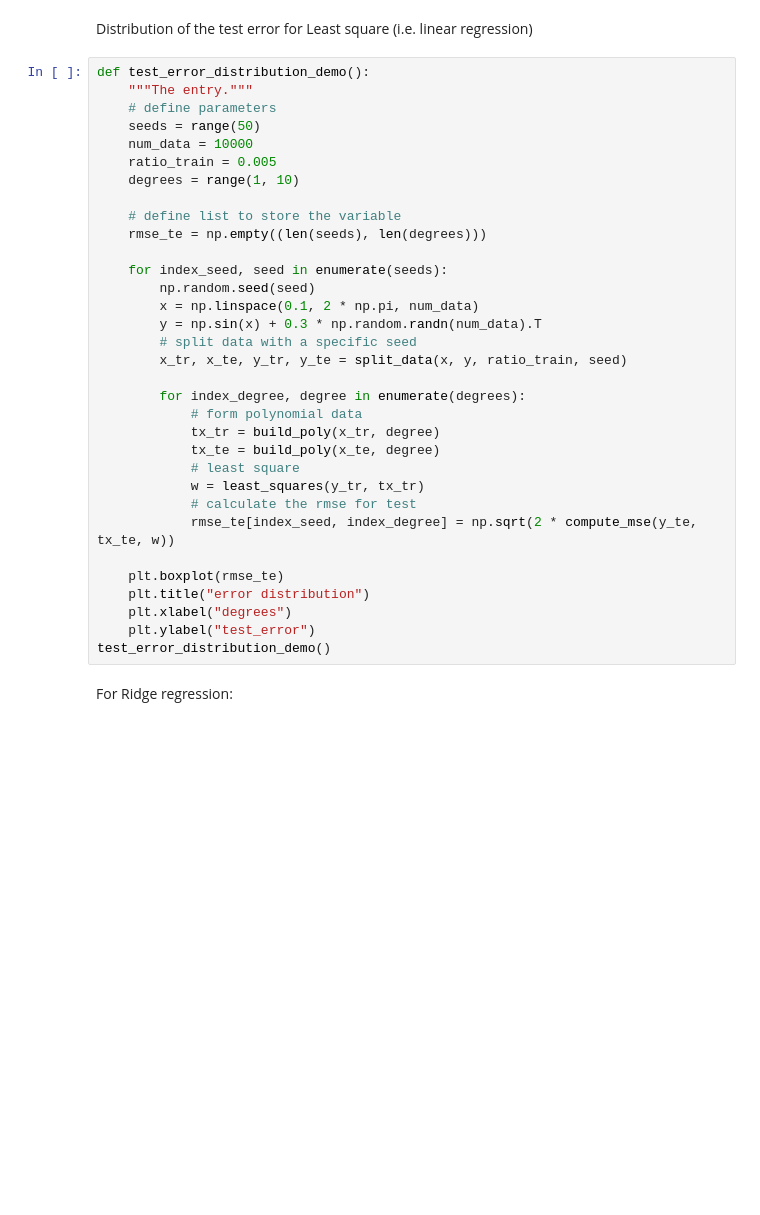
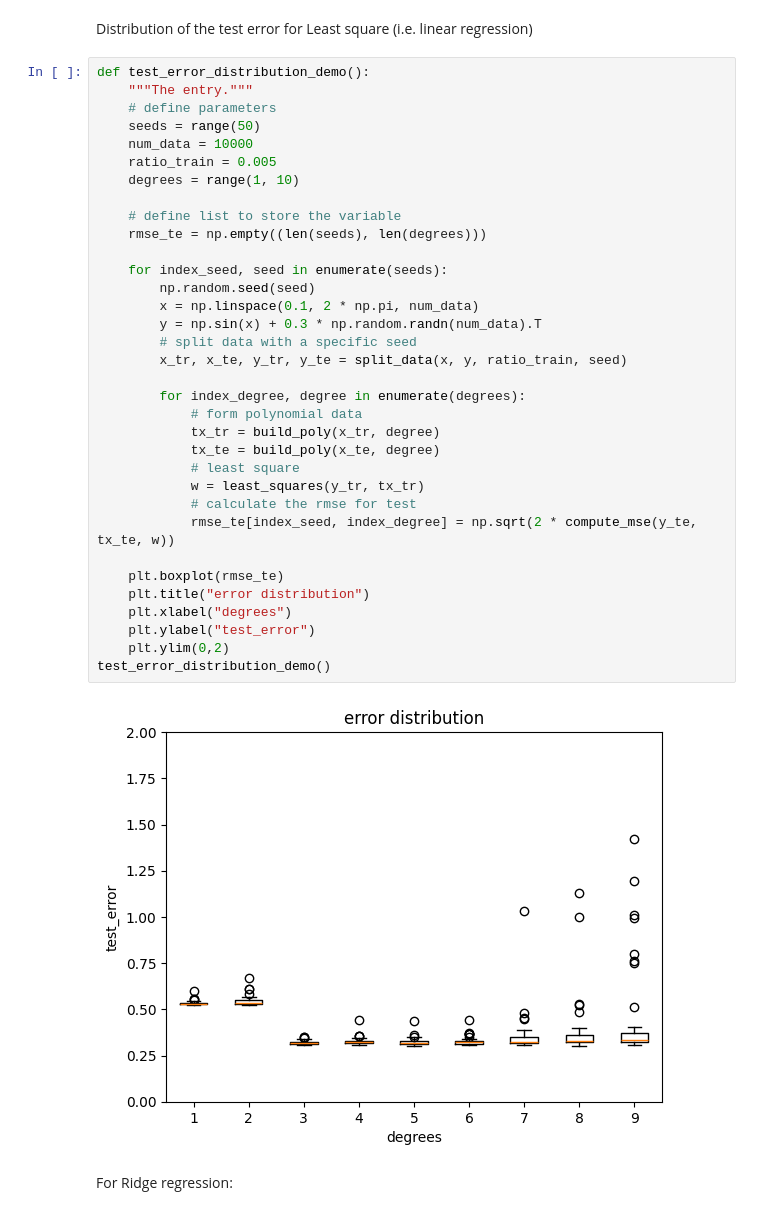
Before and after one commit to FadelMamar/ML-tutorial, a Jupyter notebook: Exercises/Week 2/UnderstandingCrossVal/CrossVal.ipynb, the cells around one changed output. Cells and saved outputs as stored; diff of their text form; blank space fills up the shorter version.

Commit message:
fixing plots

```diff
--- a/Exercises/Week 2/UnderstandingCrossVal/CrossVal.ipynb
+++ b/Exercises/Week 2/UnderstandingCrossVal/CrossVal.ipynb
@@ -246,33 +256,36 @@ def test_error_distribution_demo():
     # define parameters
     seeds = range(50)
     num_data = 10000
     ratio_train = 0.005
     degrees = range(1, 10)
 
     # define list to store the variable
     rmse_te = np.empty((len(seeds), len(degrees)))
 
     for index_seed, seed in enumerate(seeds):
         np.random.seed(seed)
         x = np.linspace(0.1, 2 * np.pi, num_data)
         y = np.sin(x) + 0.3 * np.random.randn(num_data).T
         # split data with a specific seed
         x_tr, x_te, y_tr, y_te = split_data(x, y, ratio_train, seed)
 
         for index_degree, degree in enumerate(degrees):
             # form polynomial data
             tx_tr = build_poly(x_tr, degree)
             tx_te = build_poly(x_te, degree)
             # least square
             w = least_squares(y_tr, tx_tr)
             # calculate the rmse for test
             rmse_te[index_seed, index_degree] = np.sqrt(2 * compute_mse(y_te, tx_te, w))
 
     plt.boxplot(rmse_te)
     plt.title("error distribution")
     plt.xlabel("degrees")
     plt.ylabel("test_error")
+    plt.ylim(0,2)
 test_error_distribution_demo()
+# %% [output]
+[figure, added]
 # %% [markdown]
 For Ridge regression:
 # %%
```
Also changed, not shown: parts of 5 cells of this notebook, 2 other files.
